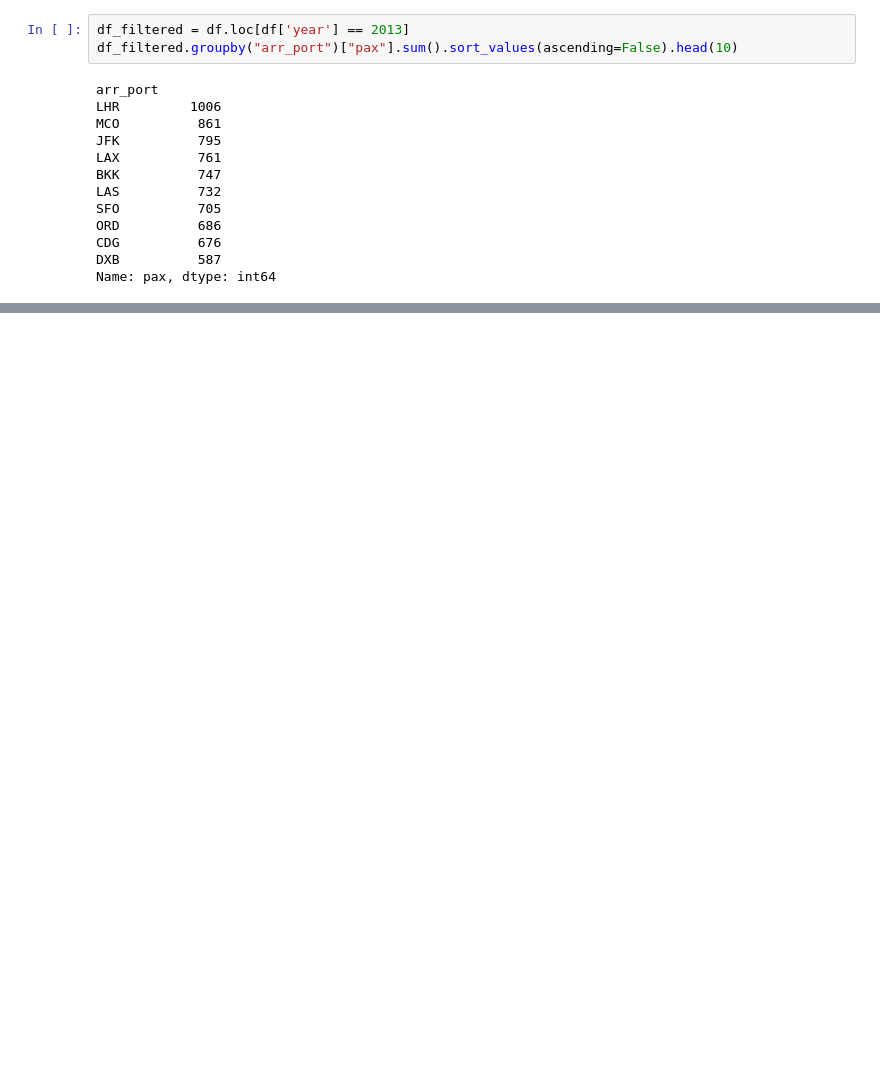
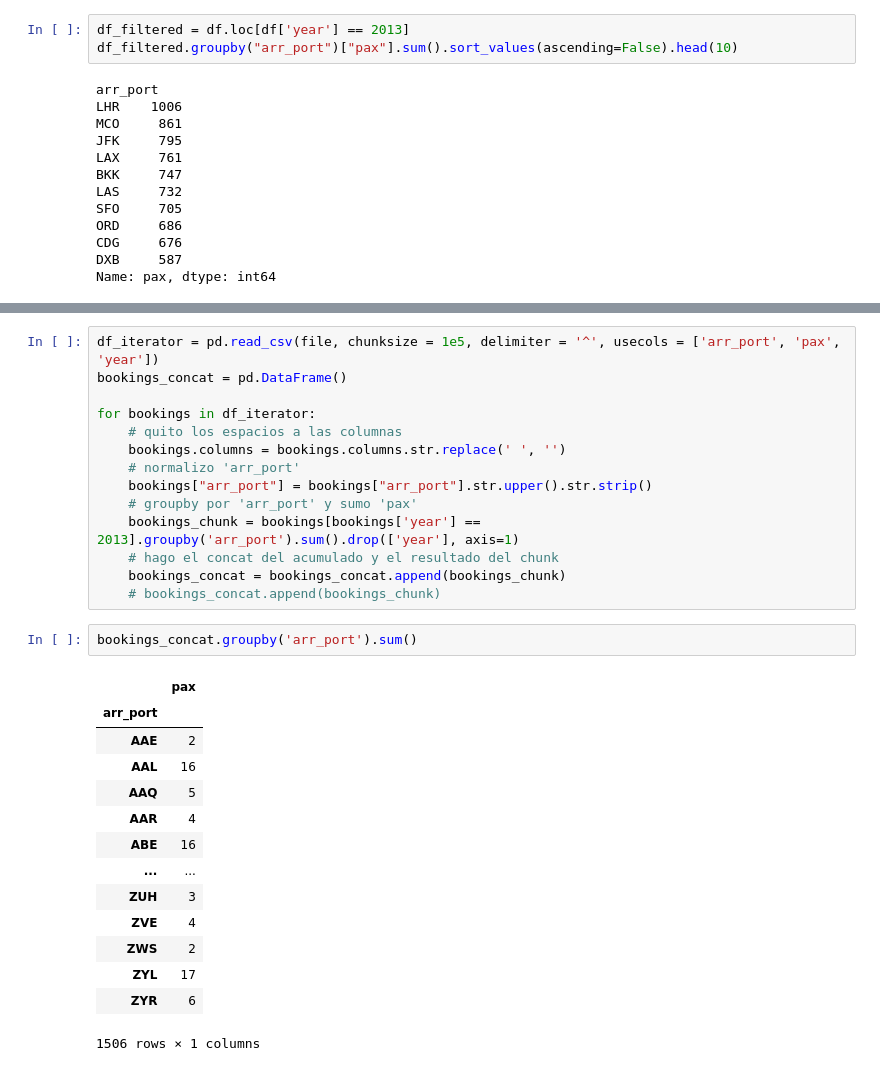
Before and after one commit to rodrigerar/ds_challenge_Gerardo_Rodriguez, a Jupyter notebook: notebook_gerardo_rodriguez.ipynb, the cells around one changed output, grey strips where cells are left out. Cells and saved outputs as stored; diff of their text form; blank space fills up the shorter version.

Commit message:
Exercise_2 with chunk

```diff
--- a/notebook_gerardo_rodriguez.ipynb
+++ b/notebook_gerardo_rodriguez.ipynb
@@ -200,0 +236,31 @@ Name: pax, dtype: int64
+# %%
+df_iterator = pd.read_csv(file, chunksize = 1e5, delimiter = '^', usecols = ['arr_port', 'pax', 'year'])
+bookings_concat = pd.DataFrame()
+
+for bookings in df_iterator:
+    # quito los espacios a las columnas
+    bookings.columns = bookings.columns.str.replace(' ', '')
+    # normalizo 'arr_port'
+    bookings["arr_port"] = bookings["arr_port"].str.upper().str.strip()
+    # groupby por 'arr_port' y sumo 'pax'
+    bookings_chunk = bookings[bookings['year'] == 2013].groupby('arr_port').sum().drop(['year'], axis=1)
+    # hago el concat del acumulado y el resultado del chunk
+    bookings_concat = bookings_concat.append(bookings_chunk)
+    # bookings_concat.append(bookings_chunk)
+# %%
+bookings_concat.groupby('arr_port').sum()
+# %% [output]
+|  | pax |
+| arr_port |  |
+| AAE | 2 |
+| AAL | 16 |
+| AAQ | 5 |
+| AAR | 4 |
+| ABE | 16 |
+| ... | ... |
+| ZUH | 3 |
+| ZVE | 4 |
+| ZWS | 2 |
+| ZYL | 17 |
+| ZYR | 6 |
+1506 rows × 1 columns
```
Also changed, not shown: parts of 6 cells of this notebook.
